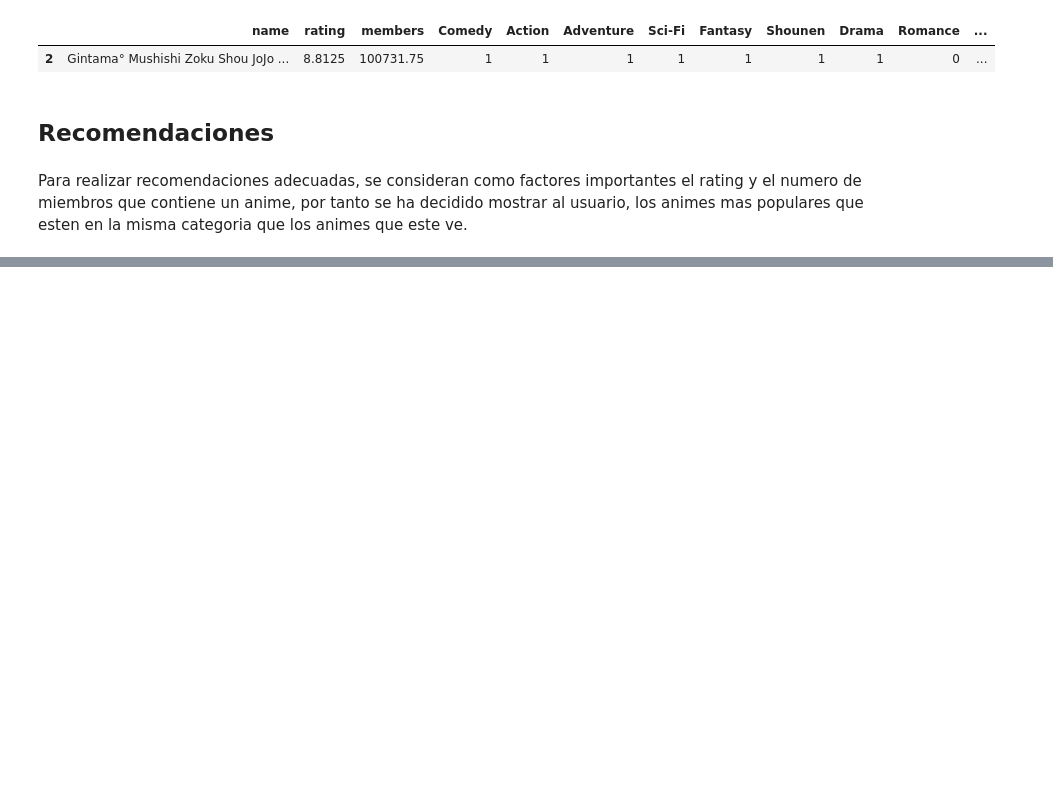
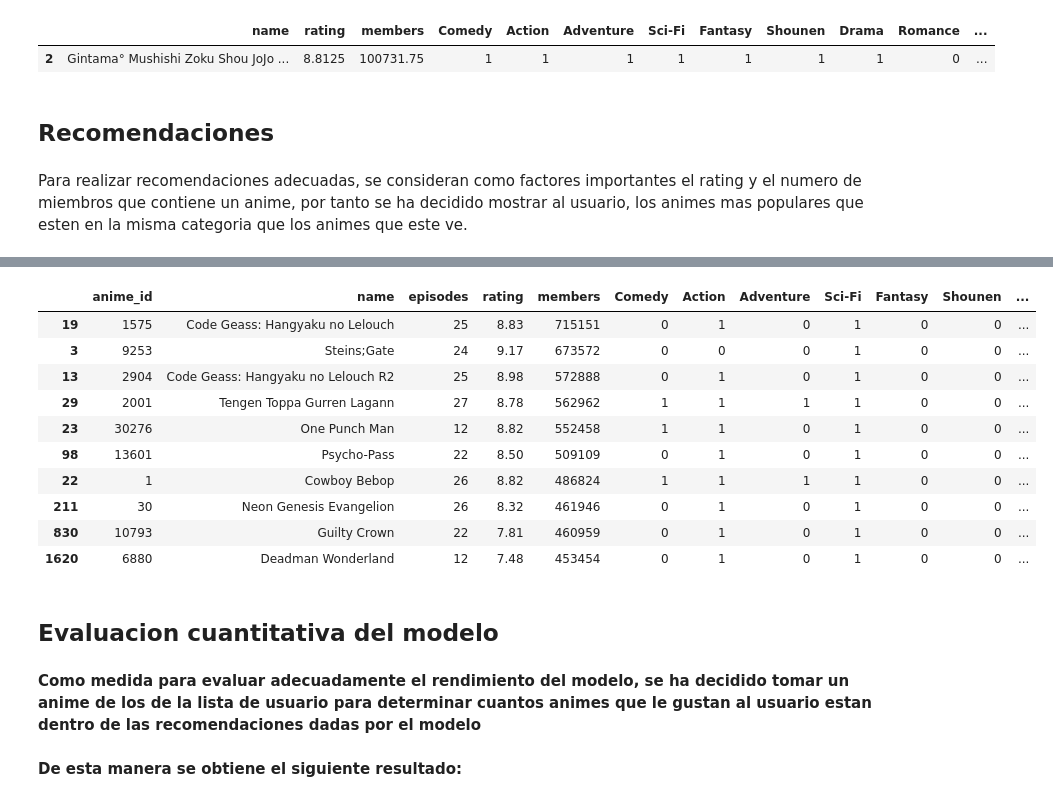
Before and after one commit to 1KVueltasAlCampo/AI-anime-recomendation, a Jupyter notebook: 3raEntrega/Codigo/EDARecomendacionAnime.ipynb, the cells around one changed output, grey strips where cells are left out. Drawn from its saved outputs; the diff is of its cells as text; code cells hidden in the pictures; blank space fills up the shorter version.

```diff
--- a/3raEntrega/Codigo/EDARecomendacionAnime.ipynb
+++ b/3raEntrega/Codigo/EDARecomendacionAnime.ipynb
@@ -590,0 +566,19 @@ recommendation(fusionByNameList("Gintama°,Mushishi Zoku Shou,JoJo no Kimyou na
+# %%
+ex=recommendation(fusionByNameList("Neon Genesis Evangelion"))
+ex.head(10)
+# %% [output]
+|  | anime_id | name | episodes | rating | members | Comedy | Action | Adventure | Sci-Fi | Fantasy | Shounen | ... |
+| 19 | 1575 | Code Geass: Hangyaku no Lelouch | 25 | 8.83 | 715151 | 0 | 1 | 0 | 1 | 0 | 0 | ... |
+| 3 | 9253 | Steins;Gate | 24 | 9.17 | 673572 | 0 | 0 | 0 | 1 | 0 | 0 | ... |
+| 13 | 2904 | Code Geass: Hangyaku no Lelouch R2 | 25 | 8.98 | 572888 | 0 | 1 | 0 | 1 | 0 | 0 | ... |
+| 29 | 2001 | Tengen Toppa Gurren Lagann | 27 | 8.78 | 562962 | 1 | 1 | 1 | 1 | 0 | 0 | ... |
+| 23 | 30276 | One Punch Man | 12 | 8.82 | 552458 | 1 | 1 | 0 | 1 | 0 | 0 | ... |
+| 98 | 13601 | Psycho-Pass | 22 | 8.50 | 509109 | 0 | 1 | 0 | 1 | 0 | 0 | ... |
+| 22 | 1 | Cowboy Bebop | 26 | 8.82 | 486824 | 1 | 1 | 1 | 1 | 0 | 0 | ... |
+| 211 | 30 | Neon Genesis Evangelion | 26 | 8.32 | 461946 | 0 | 1 | 0 | 1 | 0 | 0 | ... |
+| 830 | 10793 | Guilty Crown | 22 | 7.81 | 460959 | 0 | 1 | 0 | 1 | 0 | 0 | ... |
+| 1620 | 6880 | Deadman Wonderland | 12 | 7.48 | 453454 | 0 | 1 | 0 | 1 | 0 | 0 | ... |
+# %% [markdown]
+## Evaluacion cuantitativa del modelo
+# %% [markdown]
+**Como medida para evaluar adecuadamente el rendimiento del modelo, se ha decidido tomar un anime de los de la lista de usuario para determinar cuantos animes que le gustan al usuario estan dentro de las recomendaciones dadas por el modelo**
@@ -590,0 +612,2 @@ recommendation(fusionByNameList("Gintama°,Mushishi Zoku Shou,JoJo no Kimyou na
+# %% [markdown]
+**De esta manera se obtiene el siguiente resultado:**
```
Also changed, not shown: parts of 19 cells of this notebook, 1 other file.
